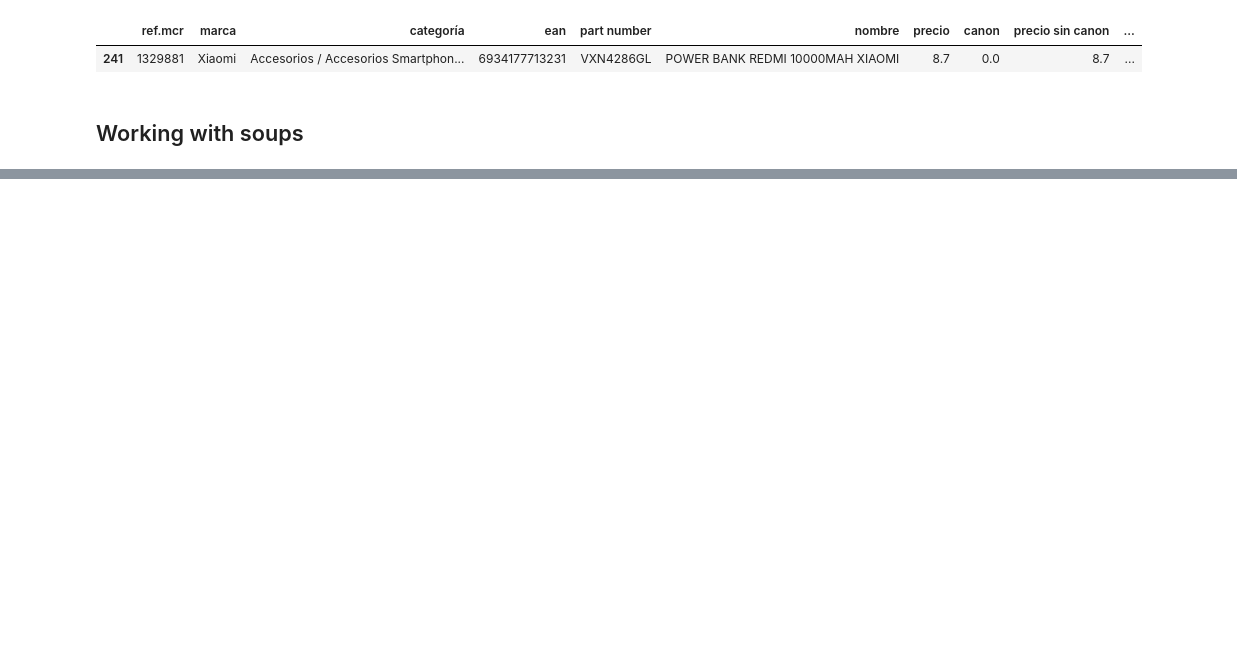
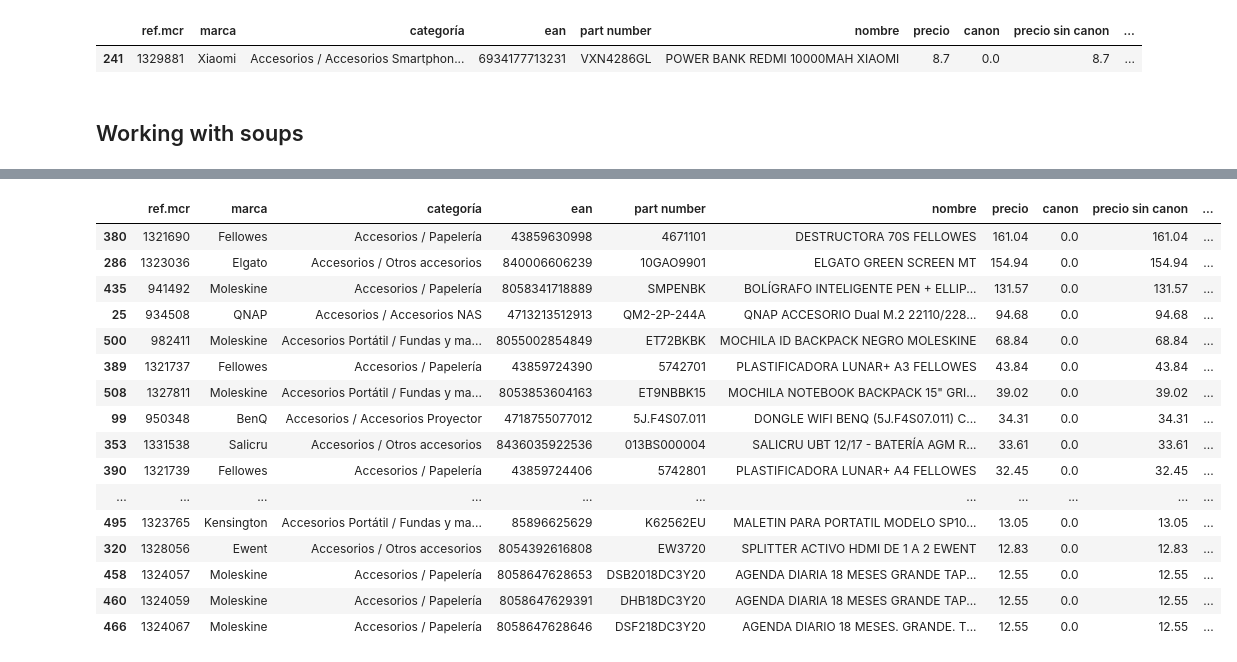
Before and after one commit to navicor90/amz-scrapper, a Jupyter notebook: amz-find-product/amz-scrap-checker.ipynb, the cells around one changed output, grey strips where cells are left out. Drawn from its saved outputs; the diff is of its cells as text; code cells hidden in the pictures; blank space fills up the shorter version.

```diff
--- a/amz-find-product/amz-scrap-checker.ipynb
+++ b/amz-find-product/amz-scrap-checker.ipynb
@@ -458,0 +164,20 @@ dfdol[dfdol['r_20']==3]
+# %%
+ordered[ordered.stock>5].head(30)#.nombre.values)
+# %% [output]
+|  | ref.mcr | marca | categoría | ean | part number | nombre | precio | canon | precio sin canon | ... |
+| 380 | 1321690 | Fellowes | Accesorios / Papelería | 43859630998 | 4671101 | DESTRUCTORA 70S FELLOWES | 161.04 | 0.0 | 161.04 | ... |
+| 286 | 1323036 | Elgato | Accesorios / Otros accesorios | 840006606239 | 10GAO9901 | ELGATO GREEN SCREEN MT | 154.94 | 0.0 | 154.94 | ... |
+| 435 | 941492 | Moleskine | Accesorios / Papelería | 8058341718889 | SMPENBK | BOLÍGRAFO INTELIGENTE PEN + ELLIP... | 131.57 | 0.0 | 131.57 | ... |
+| 25 | 934508 | QNAP | Accesorios / Accesorios NAS | 4713213512913 | QM2-2P-244A | QNAP ACCESORIO Dual M.2 22110/228... | 94.68 | 0.0 | 94.68 | ... |
+| 500 | 982411 | Moleskine | Accesorios Portátil / Fundas y ma... | 8055002854849 | ET72BKBK | MOCHILA ID BACKPACK NEGRO MOLESKINE | 68.84 | 0.0 | 68.84 | ... |
+| 389 | 1321737 | Fellowes | Accesorios / Papelería | 43859724390 | 5742701 | PLASTIFICADORA LUNAR+ A3 FELLOWES | 43.84 | 0.0 | 43.84 | ... |
+| 508 | 1327811 | Moleskine | Accesorios Portátil / Fundas y ma... | 8053853604163 | ET9NBBK15 | MOCHILA NOTEBOOK BACKPACK 15" GRI... | 39.02 | 0.0 | 39.02 | ... |
+| 99 | 950348 | BenQ | Accesorios / Accesorios Proyector | 4718755077012 | 5J.F4S07.011 | DONGLE WIFI BENQ (5J.F4S07.011) C... | 34.31 | 0.0 | 34.31 | ... |
+| 353 | 1331538 | Salicru | Accesorios / Otros accesorios | 8436035922536 | 013BS000004 | SALICRU UBT 12/17 - BATERÍA AGM R... | 33.61 | 0.0 | 33.61 | ... |
+| 390 | 1321739 | Fellowes | Accesorios / Papelería | 43859724406 | 5742801 | PLASTIFICADORA LUNAR+ A4 FELLOWES | 32.45 | 0.0 | 32.45 | ... |
+| ... | ... | ... | ... | ... | ... | ... | ... | ... | ... | ... |
+| 495 | 1323765 | Kensington | Accesorios Portátil / Fundas y ma... | 85896625629 | K62562EU | MALETIN PARA PORTATIL MODELO SP10... | 13.05 | 0.0 | 13.05 | ... |
+| 320 | 1328056 | Ewent | Accesorios / Otros accesorios | 8054392616808 | EW3720 | SPLITTER ACTIVO HDMI DE 1 A 2 EWENT | 12.83 | 0.0 | 12.83 | ... |
+| 458 | 1324057 | Moleskine | Accesorios / Papelería | 8058647628653 | DSB2018DC3Y20 | AGENDA DIARIA 18 MESES GRANDE TAP... | 12.55 | 0.0 | 12.55 | ... |
+| 460 | 1324059 | Moleskine | Accesorios / Papelería | 8058647629391 | DHB18DC3Y20 | AGENDA DIARIA 18 MESES GRANDE TAP... | 12.55 | 0.0 | 12.55 | ... |
+| 466 | 1324067 | Moleskine | Accesorios / Papelería | 8058647628646 | DSF218DC3Y20 | AGENDA DIARIO 18 MESES. GRANDE. T... | 12.55 | 0.0 | 12.55 | ... |
```
Also changed, not shown: parts of 36 cells of this notebook, 6 other files.
